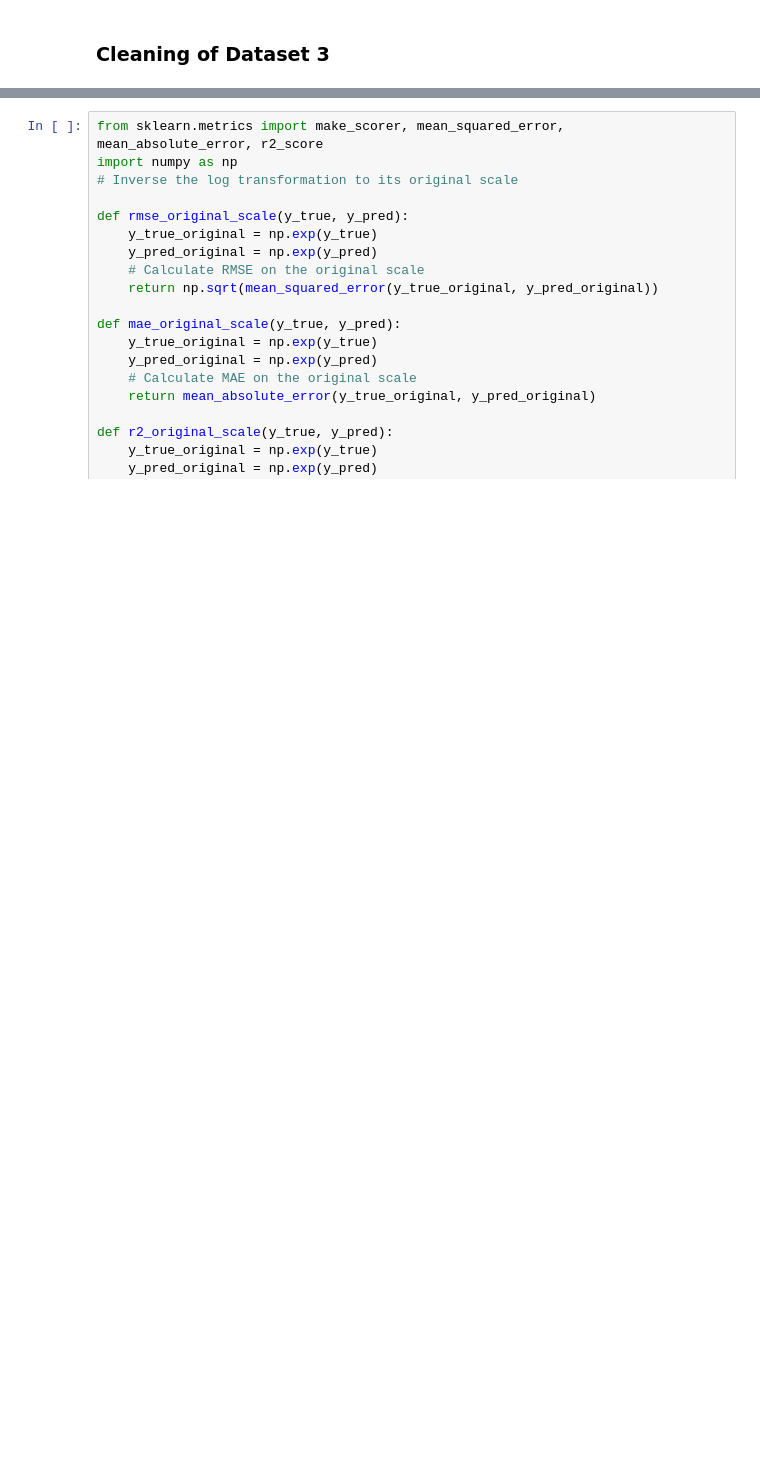
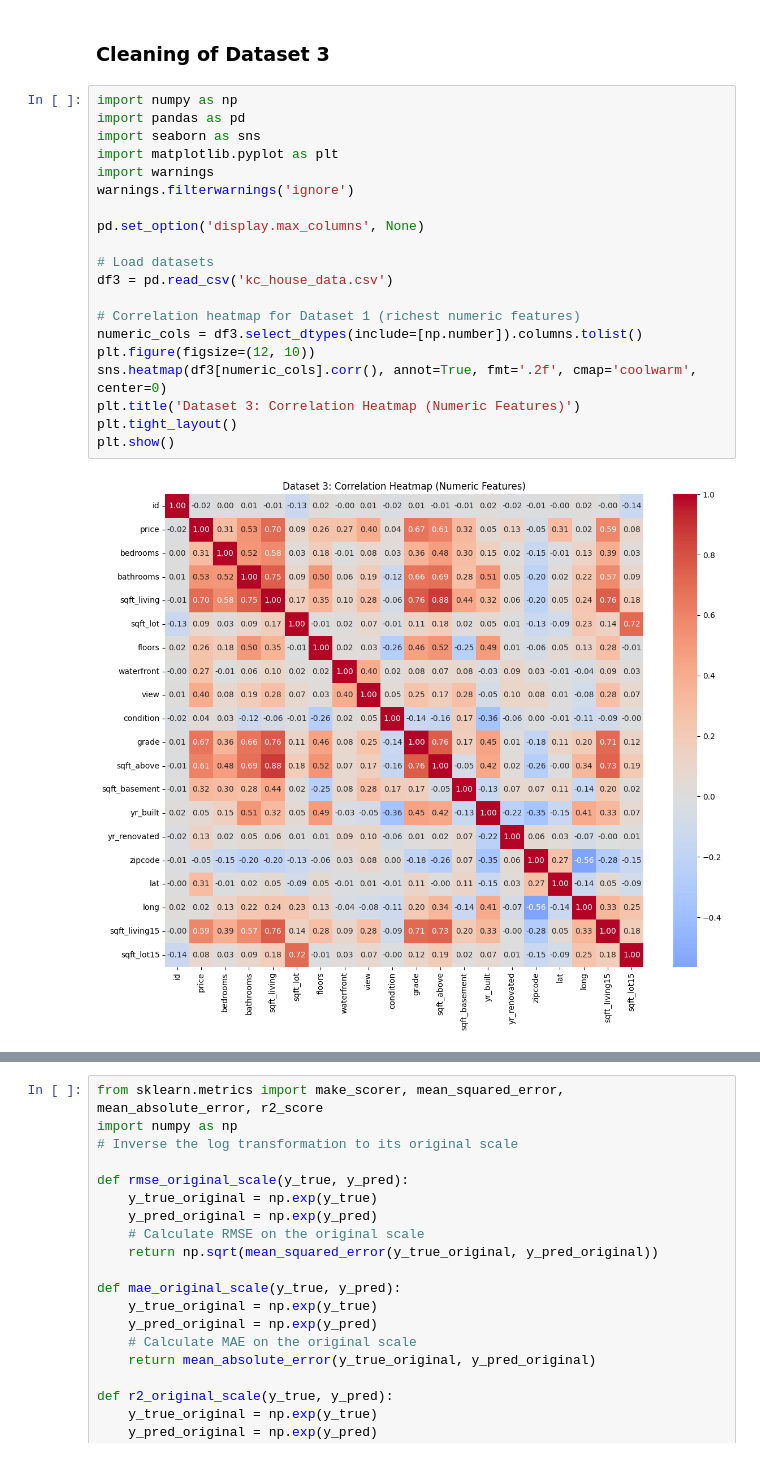
Before and after one commit to FishyFoshy/COMP3608-Project, a Jupyter notebook: Dataset_3.ipynb, the cells around one changed output, grey strips where cells are left out. Cells and saved outputs as stored; diff of their text form; blank space fills up the shorter version.

Commit message:
Dataset 3 heat map

```diff
--- a/Dataset_3.ipynb
+++ b/Dataset_3.ipynb
@@ -2,4 +2,26 @@
 <a href="https://colab.research.google.com/github/FishyFoshy/COMP3608-Project/blob/main/Dataset_3.ipynb" target="_parent"><img src="https://colab.research.google.com/assets/colab-badge.svg" alt="Open In Colab"/></a>
 # %% [markdown]
 ### Cleaning of Dataset 3
+# %%
+import numpy as np
+import pandas as pd
+import seaborn as sns
+import matplotlib.pyplot as plt
+import warnings
+warnings.filterwarnings('ignore')
+
+pd.set_option('display.max_columns', None)
+
+# Load datasets
+df3 = pd.read_csv('kc_house_data.csv')
+
+# Correlation heatmap for Dataset 1 (richest numeric features)
+numeric_cols = df3.select_dtypes(include=[np.number]).columns.tolist()
+plt.figure(figsize=(12, 10))
+sns.heatmap(df3[numeric_cols].corr(), annot=True, fmt='.2f', cmap='coolwarm', center=0)
+plt.title('Dataset 3: Correlation Heatmap (Numeric Features)')
+plt.tight_layout()
+plt.show()
+# %% [output]
+[figure, added]
 # %%
```
Also changed, not shown: parts of 22 cells of this notebook, 1 other file.
